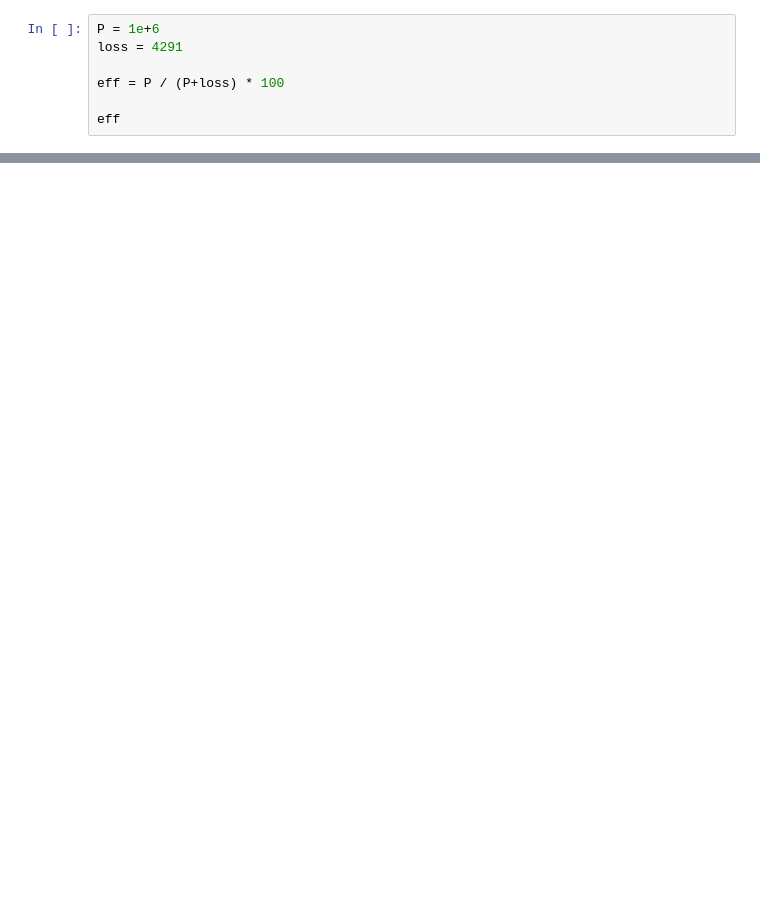
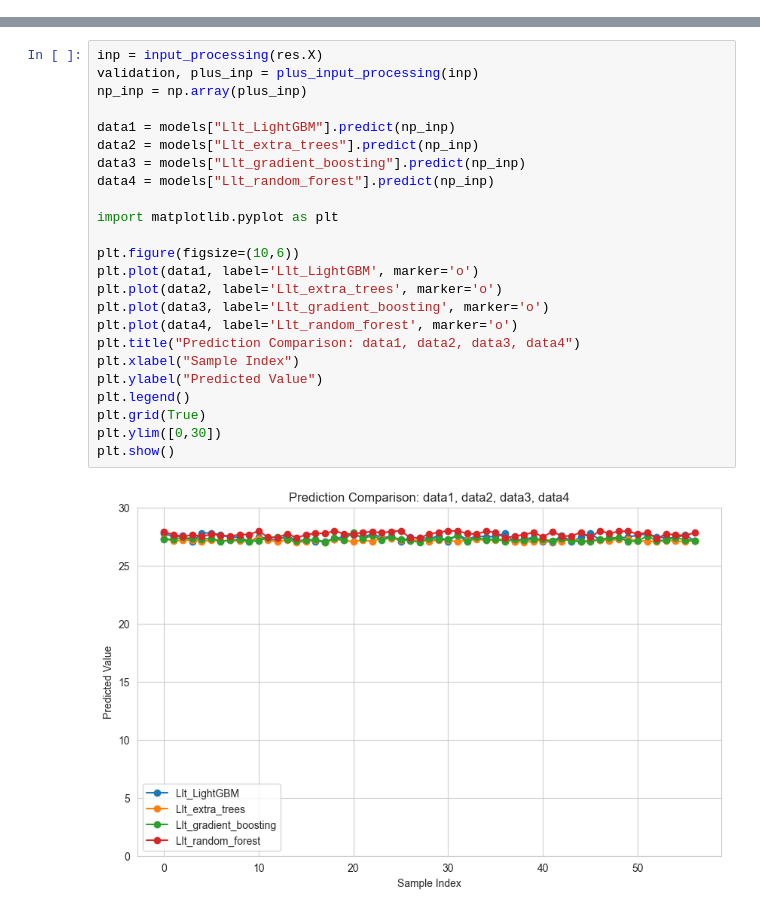
Before and after one commit to Schwalbe262/MFT_1MW_2026, a Jupyter notebook: regression_260515/NSGA2.ipynb, the cells around one changed output, grey strips where cells are left out. Cells and saved outputs as stored; diff of their text form; blank space fills up the shorter version.

```diff
--- a/regression_260515/NSGA2.ipynb
+++ b/regression_260515/NSGA2.ipynb
@@ -422,7 +0,0 @@ P = 3419+2465+427
-# %%
-P = 1e+6
-loss = 4291
-
-eff = P / (P+loss) * 100
-
-eff
@@ -1807,0 +1333,26 @@ KeyboardInterrupt:
+# %%
+inp = input_processing(res.X)
+validation, plus_inp = plus_input_processing(inp)
+np_inp = np.array(plus_inp)
+
+data1 = models["Llt_LightGBM"].predict(np_inp)
+data2 = models["Llt_extra_trees"].predict(np_inp)
+data3 = models["Llt_gradient_boosting"].predict(np_inp)
+data4 = models["Llt_random_forest"].predict(np_inp)
+
+import matplotlib.pyplot as plt
+
+plt.figure(figsize=(10,6))
+plt.plot(data1, label='Llt_LightGBM', marker='o')
+plt.plot(data2, label='Llt_extra_trees', marker='o')
+plt.plot(data3, label='Llt_gradient_boosting', marker='o')
+plt.plot(data4, label='Llt_random_forest', marker='o')
+plt.title("Prediction Comparison: data1, data2, data3, data4")
+plt.xlabel("Sample Index")
+plt.ylabel("Predicted Value")
+plt.legend()
+plt.grid(True)
+plt.ylim([0,30])
+plt.show()
+# %% [output]
+[figure, added]
```
Also changed, not shown: parts of 53 cells of this notebook, 2 other files.
